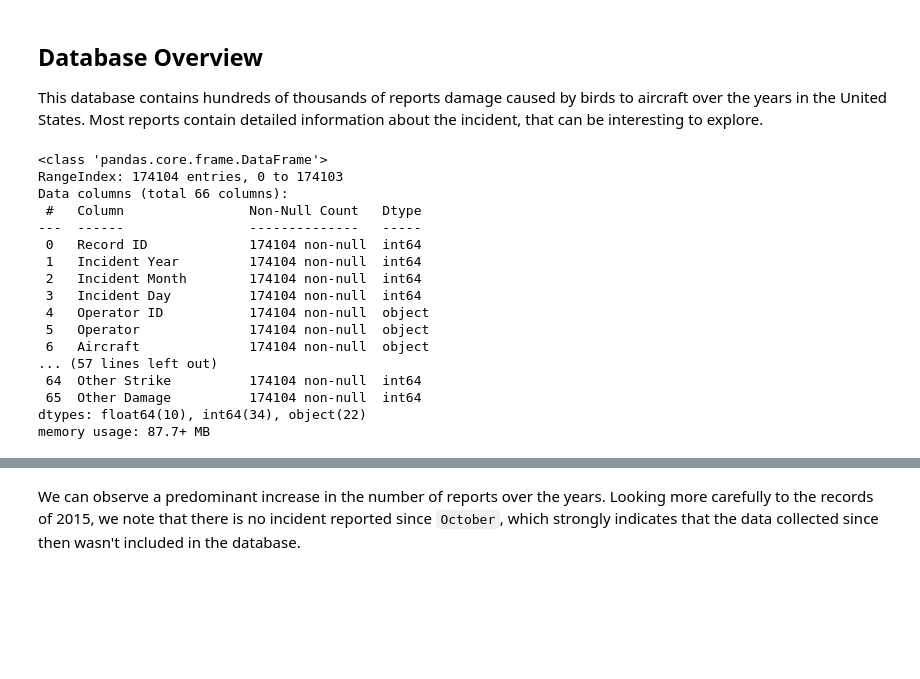
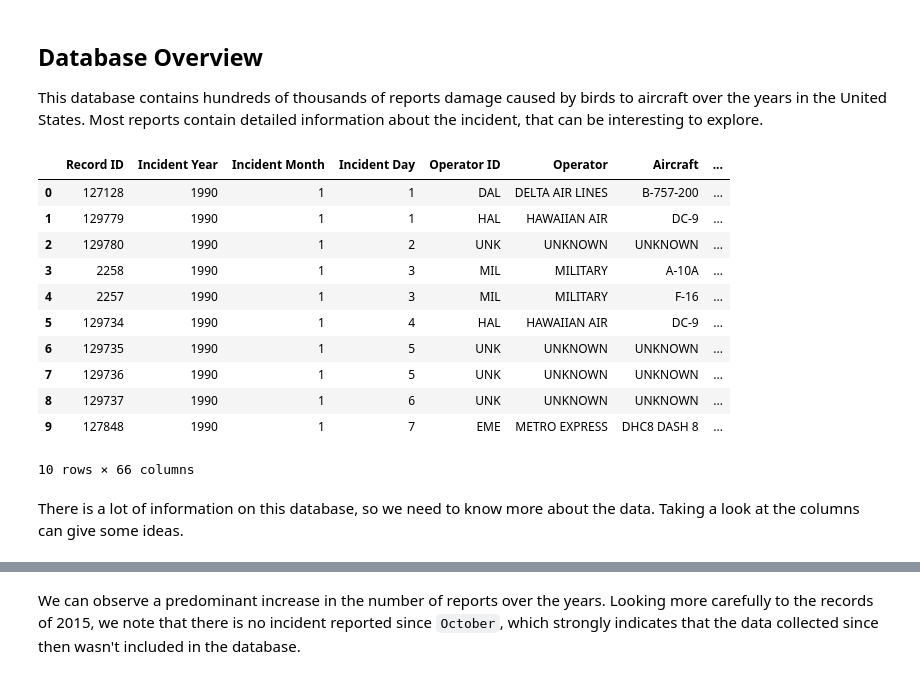
Before and after one commit to MvKaio/StudyOfAircraftWildlifeStrikes, a Jupyter notebook: notebooks/ExploratoryAnalysis.ipynb, the cells around one changed output, grey strips where cells are left out. Cells and saved outputs as stored; diff of their text form; code cells hidden in the pictures; blank space fills up the shorter version.

```diff
--- a/notebooks/ExploratoryAnalysis.ipynb
+++ b/notebooks/ExploratoryAnalysis.ipynb
@@ -13,22 +13,19 @@ This database contains hundreds of thousands of reports damage caused by birds t
 # %%
 typeSpecification = {"Aircraft Model": str, "Engine Model": str, "Engine3 Position": str, "Engine1 Position": str}
 df = pd.read_csv('../database/aircraft_wildlife_strikes.zip', compression='zip', dtype=typeSpecification)
-df.info()
+df.head(10)
 # %% [output]
+|  | Record ID | Incident Year | Incident Month | Incident Day | Operator ID | Operator | Aircraft | ... |
+| 0 | 127128 | 1990 | 1 | 1 | DAL | DELTA AIR LINES | B-757-200 | ... |
+| 1 | 129779 | 1990 | 1 | 1 | HAL | HAWAIIAN AIR | DC-9 | ... |
+| 2 | 129780 | 1990 | 1 | 2 | UNK | UNKNOWN | UNKNOWN | ... |
+| 3 | 2258 | 1990 | 1 | 3 | MIL | MILITARY | A-10A | ... |
+| 4 | 2257 | 1990 | 1 | 3 | MIL | MILITARY | F-16 | ... |
+| 5 | 129734 | 1990 | 1 | 4 | HAL | HAWAIIAN AIR | DC-9 | ... |
+| 6 | 129735 | 1990 | 1 | 5 | UNK | UNKNOWN | UNKNOWN | ... |
+| 7 | 129736 | 1990 | 1 | 5 | UNK | UNKNOWN | UNKNOWN | ... |
+| 8 | 129737 | 1990 | 1 | 6 | UNK | UNKNOWN | UNKNOWN | ... |
+| 9 | 127848 | 1990 | 1 | 7 | EME | METRO EXPRESS | DHC8 DASH 8 | ... |
-<class 'pandas.core.frame.DataFrame'>
-RangeIndex: 174104 entries, 0 to 174103
-Data columns (total 66 columns):
- #   Column                Non-Null Count   Dtype
----  ------                --------------   -----
- 0   Record ID             174104 non-null  int64
- 1   Incident Year         174104 non-null  int64
- 2   Incident Month        174104 non-null  int64
- 3   Incident Day          174104 non-null  int64
- 4   Operator ID           174104 non-null  object
- 5   Operator              174104 non-null  object
- 6   Aircraft              174104 non-null  object
-... (57 lines left out)
- 64  Other Strike          174104 non-null  int64
- 65  Other Damage          174104 non-null  int64
-dtypes: float64(10), int64(34), object(22)
-memory usage: 87.7+ MB
+10 rows × 66 columns
+# %% [markdown]
+There is a lot of information on this database, so we need to know more about the data. Taking a look at the columns can give some ideas.
```
Also changed, not shown: parts of 11 cells of this notebook.
